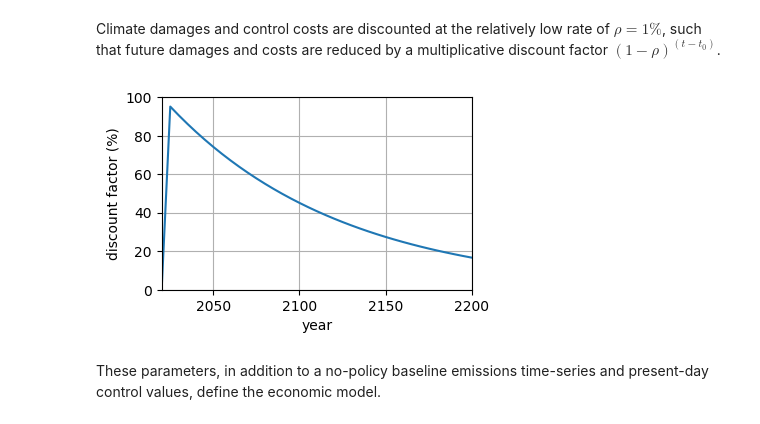
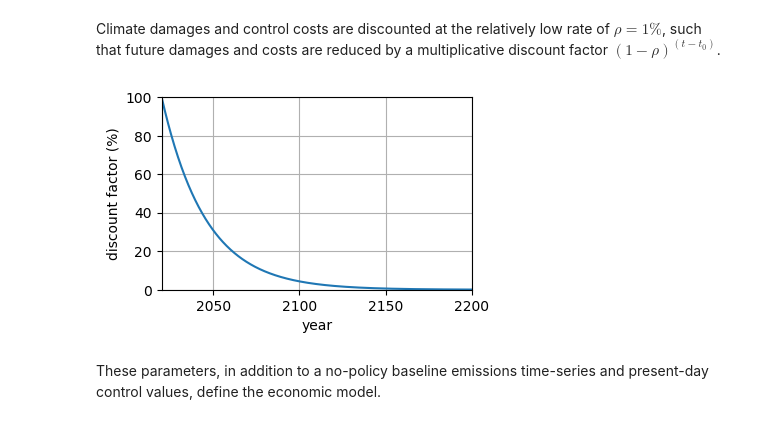
Before and after one commit to ClimateMARGO/ClimateMARGO.jl, a Jupyter notebook: notebooks/tutorial.ipynb, the cells around one changed output. Drawn from its saved outputs; the diff is of its cells as text; code cells hidden in the pictures.

```diff
--- a/notebooks/tutorial.ipynb
+++ b/notebooks/tutorial.ipynb
@@ -42,9 +39,9 @@ name = "default";
 #### 1. Setting up the temporal grid
 First, we need to set up a time-frame for our experiment. Let's begin our simulation in the year 2020– present day– and consider out to 2200, with a 5-year timestep for computational efficiency.
 # %%
-initial_year = 2020. # [yr]
-final_year = 2200. # [yr]
-dt = 5. # [yr]
+initial_year = 2020 # [yr]
+final_year = 2400 # [yr]
+dt = 0.25 # [yr]
 t_arr = t(initial_year, final_year, dt);
 # %% [markdown]
 While the model allows for shifting the "present" year forward or backward in time to simulate past and future policy decision-making processes, we will only consider the simplest case in which we take the perspective of a policy decision maker in the year 2020, which is also the initial year of our simulation.
@@ -181,17 +179,17 @@ geoeng_cost = 0.046; # [% GWP]
 # %% [markdown]
 Climate damages and control costs are discounted at the relatively low rate of $\rho = 1\%$, such that future damages and costs are reduced by a multiplicative discount factor $(1 - \rho)^{(t-t_{0})}$.
 # %%
-ρ = 0.01;
+ρ = 0.04;
 
 figure(figsize=(4, 2.5))
 plot(t_arr, discount(t_arr, ρ, present_year)*100)
 xlabel("year")
 ylabel("discount factor (%)")
 xlim([2020, 2200])
 ylim([0, 100]);
 grid(true)
 # %% [output]
-[figure, old version]
+[figure, new version]
 # %% [markdown]
 These parameters, in addition to a no-policy baseline emissions time-series and present-day control values, define the economic model.
 # %%
```
Also changed, not shown: parts of 25 cells of this notebook, 20 other files.
